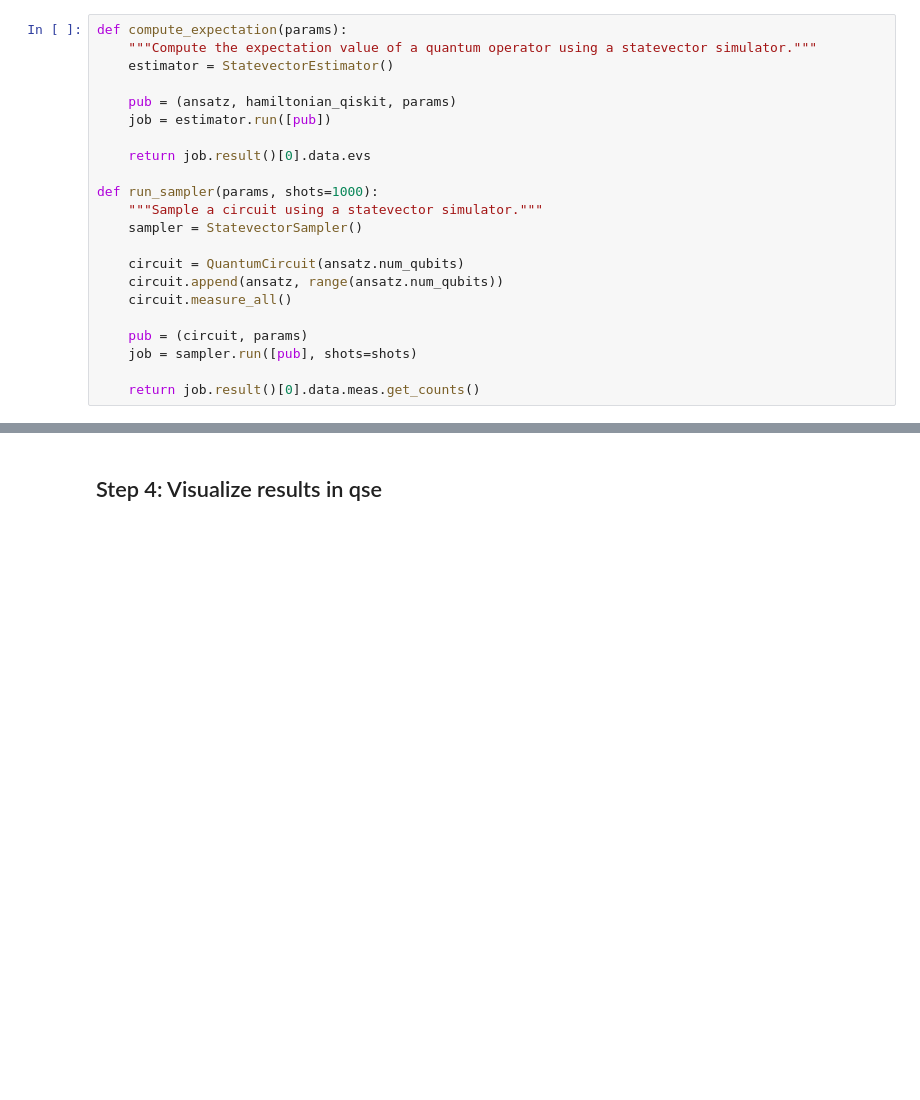
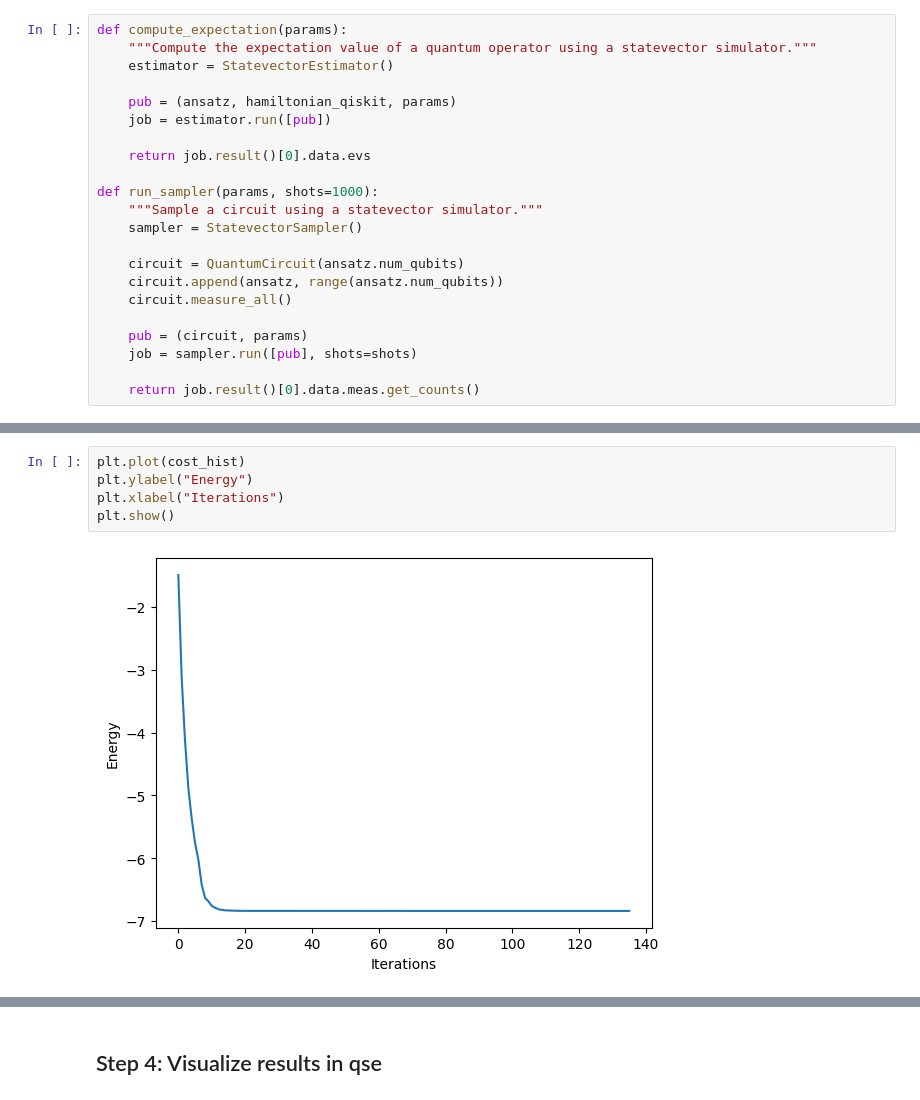
Before and after one commit to ICHEC/qse, a Jupyter notebook: examples/gate_based.ipynb, the cells around one changed output, grey strips where cells are left out. Drawn from its saved outputs; the diff is of its cells as text; blank space fills up the shorter version.

```diff
--- a/examples/gate_based.ipynb
+++ b/examples/gate_based.ipynb
@@ -168,3 +172,10 @@ opt_result
+# %%
+plt.plot(cost_hist)
+plt.ylabel("Energy")
+plt.xlabel("Iterations")
+plt.show()
+# %% [output]
+[figure, added]
 # %%
 samples = run_sampler(opt_result.x, shots=1000)
 samples
```
Also changed, not shown: parts of 6 cells of this notebook, 1 other file.
